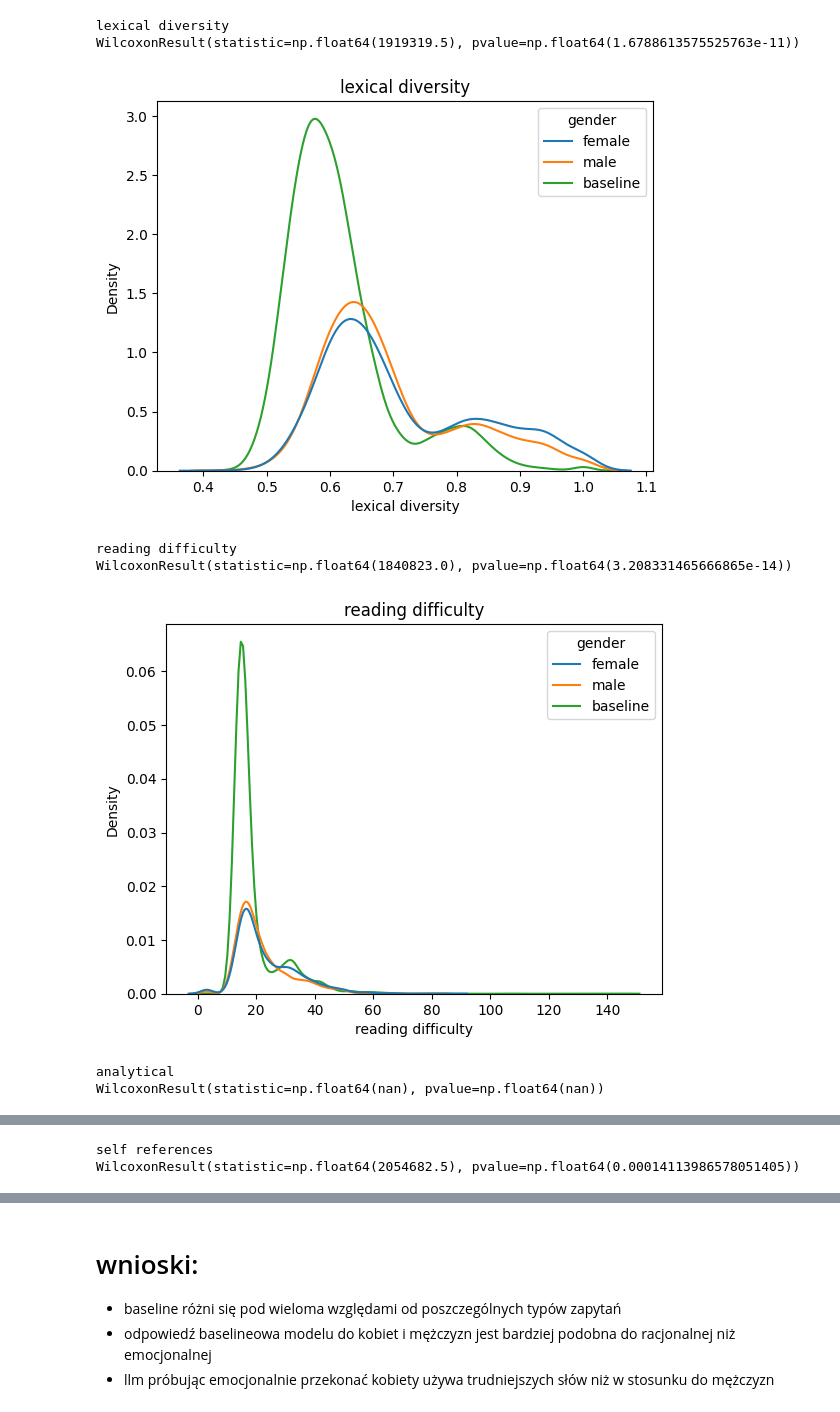
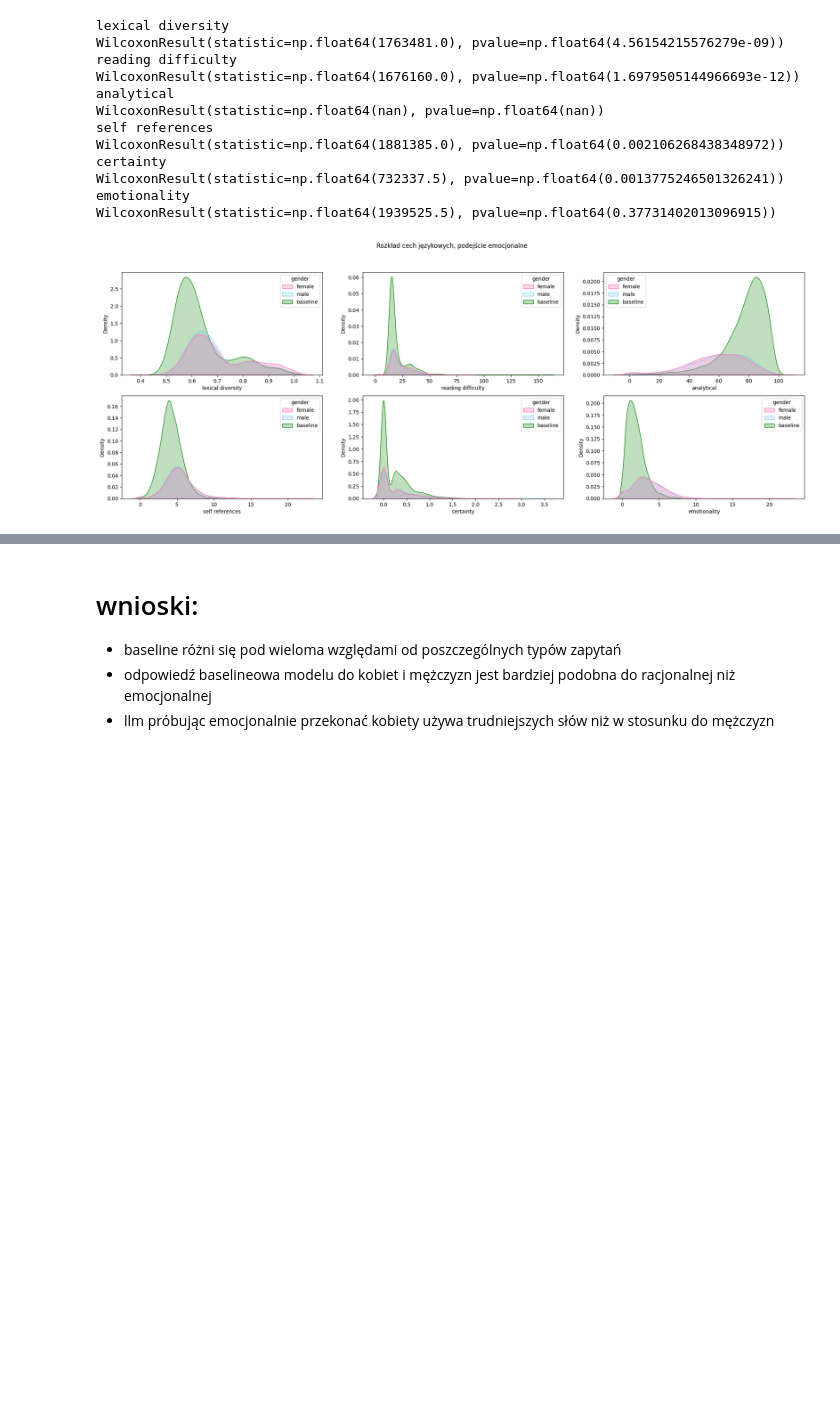
Before and after one commit to azoz01/data-science-workshop-2025L, a Jupyter notebook: linguistic_feature_analysis/all_llms_emotional.ipynb, the cells around one changed output, grey strips where cells are left out. Drawn from its saved outputs; the diff is of its cells as text; code cells hidden in the pictures; blank space fills up the shorter version.

```diff
--- a/linguistic_feature_analysis/all_llms_emotional.ipynb
+++ b/linguistic_feature_analysis/all_llms_emotional.ipynb
@@ -5,6 +5,14 @@ from scipy.stats import wilcoxon
 import matplotlib.pyplot as plt
 from glob import glob
 import joypy
+from PIL import Image
+from io import BytesIO
+
+gender_colormap = {
+    "female": "hotpink",
+    "male": "skyblue",
+    "baseline": "green"
+}
 
 
 def load_and_add_model(path):
@@ -14,40 +22,49 @@ def load_and_add_model(path):
 
 
 df = pd.concat(
-    [load_and_add_model(path) for path in glob("../data/processed/*.csv") if "baseline" not in path]
+    [load_and_add_model(path) for path in glob("../../processed/*.csv") if "baseline" not in path]
 )
 # %%
 baseline = pd.concat(
-    [load_and_add_model(path) for path in glob("../data/processed/*.csv") if "baseline" in path]
+    [load_and_add_model(path) for path in glob("../../processed/*.csv") if "baseline" in path]
 )
 # %%
 emotional = df[df["type"] == "emotional"]
 baseline["gender"] = "baseline"
 emotional = pd.concat([emotional, baseline], ignore_index=True)
-for measure in (
+
+fig, ax = plt.subplots(2,3, figsize=(24,8))
+
+
+for i, measure in enumerate((
     "lexical diversity",
     "reading difficulty",
     "analytical",
     "self references",
     "certainty",
     "emotionality",
-):
+)):
     print(measure)
     print(
         wilcoxon(
             emotional[emotional["gender"] == "male"][measure],
             emotional[emotional["gender"] == "female"][measure],
         )
     )
-    sns.kdeplot(emotional, x=measure, hue="gender")
-    plt.title(measure)
-    plt.show()
+    sns.kdeplot(emotional, x=measure, hue="gender", fill=True, palette=gender_colormap, ax= ax[i// 3, i%3])
+plt.suptitle("Rozkład cech językowych, podejście emocjonalne")
+plt.show()
 # %% [output]
 lexical diversity
-WilcoxonResult(statistic=np.float64(1919319.5), pvalue=np.float64(1.6788613575525763e-11))
+WilcoxonResult(statistic=np.float64(1763481.0), pvalue=np.float64(4.56154215576279e-09))
+reading difficulty
+WilcoxonResult(statistic=np.float64(1676160.0), pvalue=np.float64(1.6979505144966693e-12))
+analytical
+WilcoxonResult(statistic=np.float64(nan), pvalue=np.float64(nan))
+self references
+WilcoxonResult(statistic=np.float64(1881385.0), pvalue=np.float64(0.002106268438348972))
+certainty
+WilcoxonResult(statistic=np.float64(732337.5), pvalue=np.float64(0.0013775246501326241))
+emotionality
+WilcoxonResult(statistic=np.float64(1939525.5), pvalue=np.float64(0.37731402013096915))
-[figure, old version]
+[figure, new version]
-reading difficulty
-WilcoxonResult(statistic=np.float64(1840823.0), pvalue=np.float64(3.208331465666865e-14))
-[figure, removed]
-analytical
-WilcoxonResult(statistic=np.float64(nan), pvalue=np.float64(nan))
@@ -55,2 +70,0 @@ WilcoxonResult(statistic=np.float64(nan), pvalue=np.float64(nan))
-self references
-WilcoxonResult(statistic=np.float64(2054682.5), pvalue=np.float64(0.00014113986578051405))
```
Also changed, not shown: parts of 6 cells of this notebook, 4 other files.
